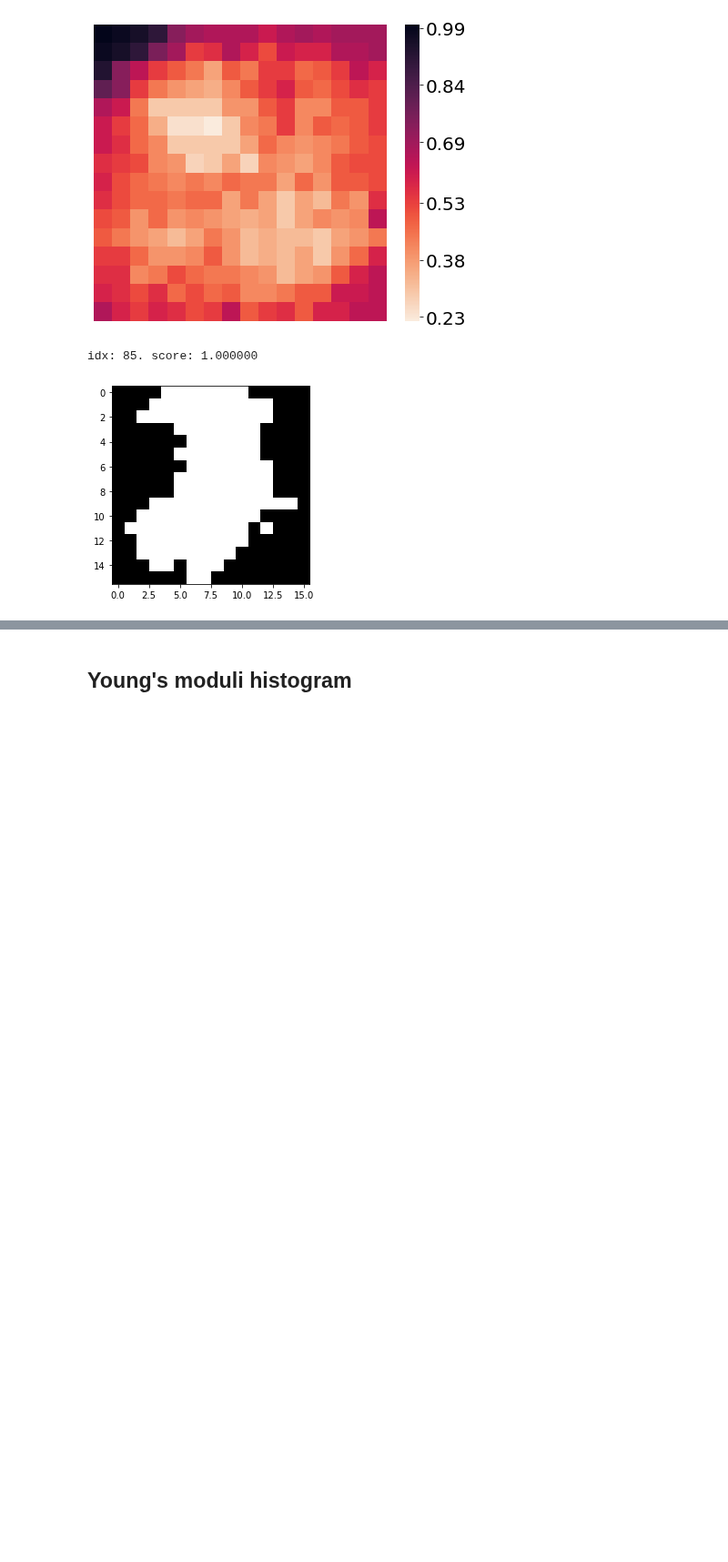
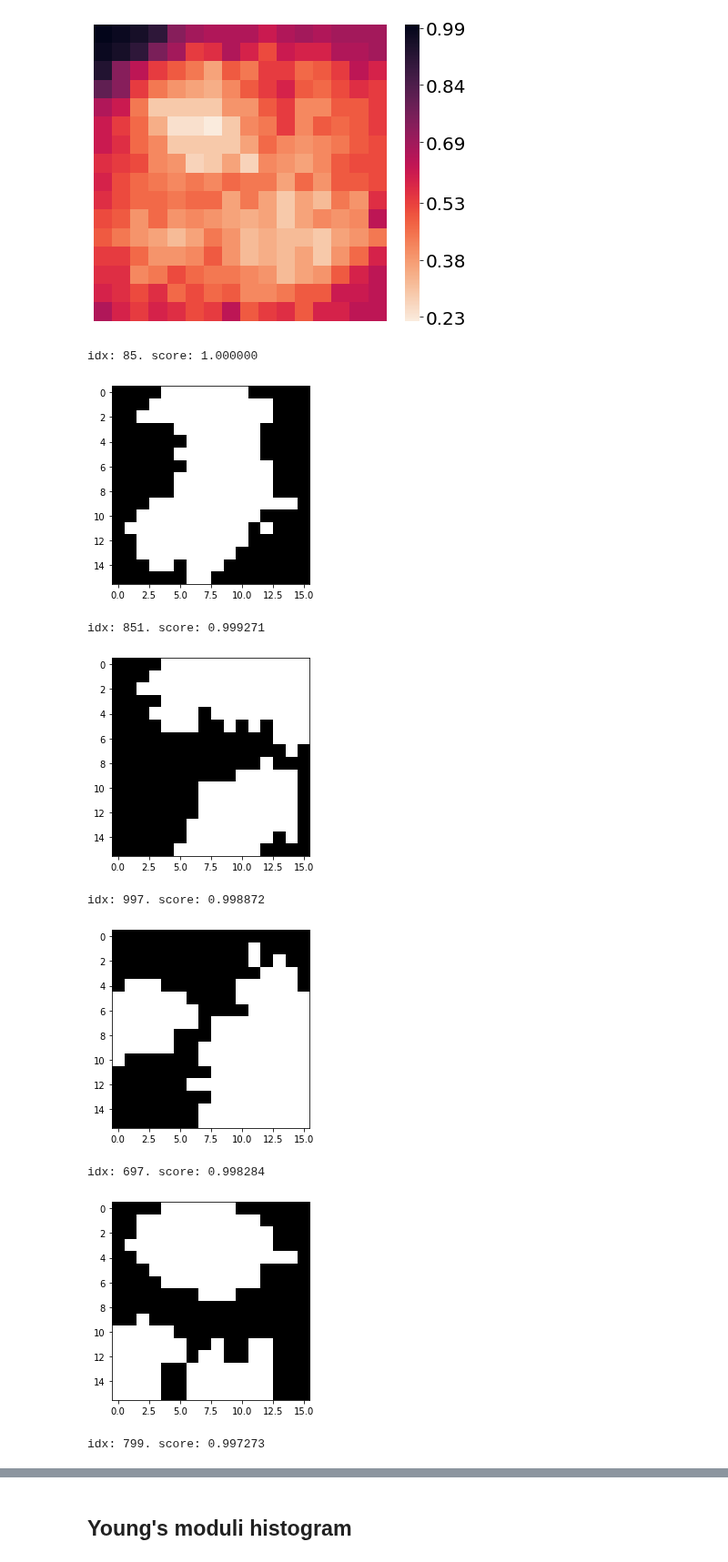
Before and after one commit to lucascbarbosa/INT, a Jupyter notebook: Manufatura Aditiva/Simulacao-GAN/Pipeline/3- Machine_learning/Analyse/analysis.ipynb, the cells around one changed output, grey strips where cells are left out. Shown at 91% size. Saved outputs shown, nothing was run; the diff lists cells and outputs as text; code cells hidden in the pictures; blank space fills up the shorter version.

```diff
--- a/Manufatura Aditiva/Simulacao-GAN/Pipeline/3- Machine_learning/Analyse/analysis.ipynb
+++ b/Manufatura Aditiva/Simulacao-GAN/Pipeline/3- Machine_learning/Analyse/analysis.ipynb
@@ -62,13 +62,20 @@ show(freq_geom,figsize,fontsize, False,True,'rocket_r','freqs/freq_%sD_%s.svg'%(
 # %% [output]
 [figure]
 # %%
-for i in range(1):
+for i in range(40):
     geom = top_data[-i-1,1:-1]
     print("idx: %d. score: %f"%(idxs_top[-i-1]+1,top_data[-i-1,-1]))
     geom = geom.reshape((int(len(geom)**0.5),int(len(geom)**0.5)))
     plt.imshow(geom,cmap='Greys')
     plt.show()
     # show(geom, (6,6), False, False,'Greys','best_hs.png',True)
 # %% [output]
 idx: 85. score: 1.000000
 [figure]
+idx: 851. score: 0.999271
+[figure, added]
+idx: 997. score: 0.998872
+[figure, added]
+idx: 697. score: 0.998284
+[figure, added]
+idx: 799. score: 0.997273
```
Also changed, not shown: parts of 1 cell of this notebook, 3 other files.
